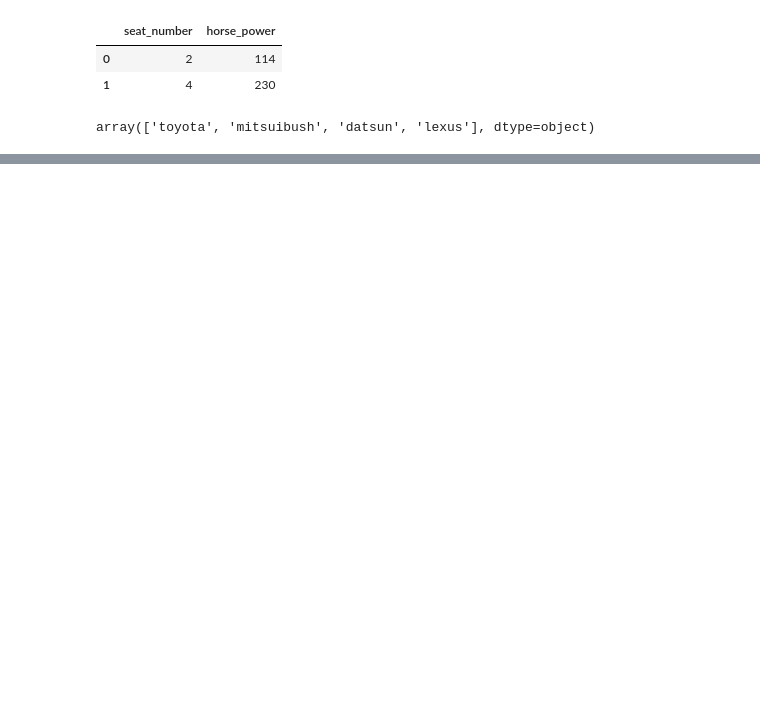
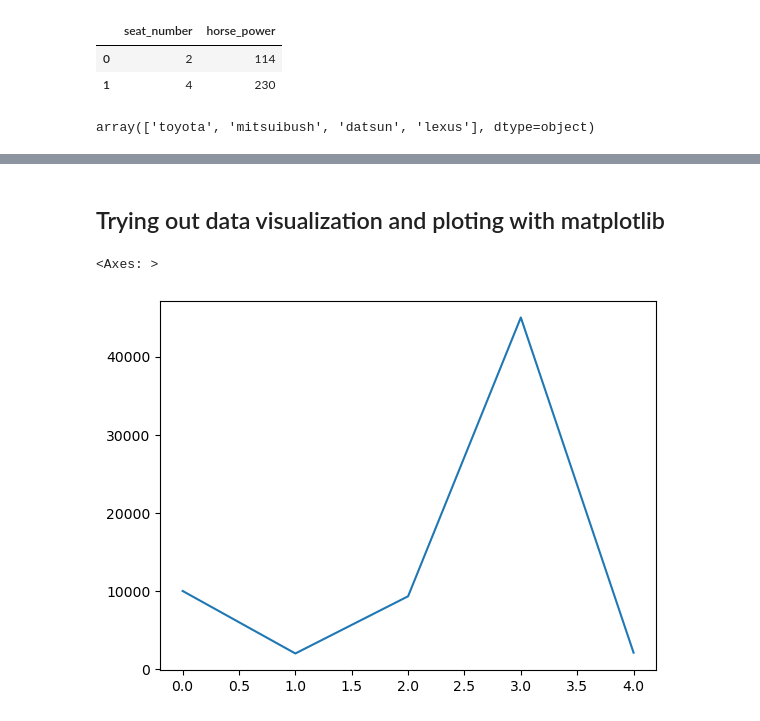
Before and after one commit to henorch/matplotlib, a Jupyter notebook: Working With Pandas.ipynb, the cells around one changed output, grey strips where cells are left out. Cells and saved outputs as stored; diff of their text form; code cells hidden in the pictures; blank space fills up the shorter version.

Commit message:
learning and improving on data science

```diff
--- a/Working With Pandas.ipynb
+++ b/Working With Pandas.ipynb
@@ -85,0 +95,7 @@ array(['toyota', 'mitsuibush', 'datsun', 'lexus'], dtype=object)
+# %% [markdown]
+## Trying out data visualization and ploting with matplotlib
+# %%
+car_data["fuel_used(Ltr)"].plot()
+# %% [output]
+<Axes: >
+[figure, added]
```
Also changed, not shown: parts of 10 cells of this notebook, 4 other files.
